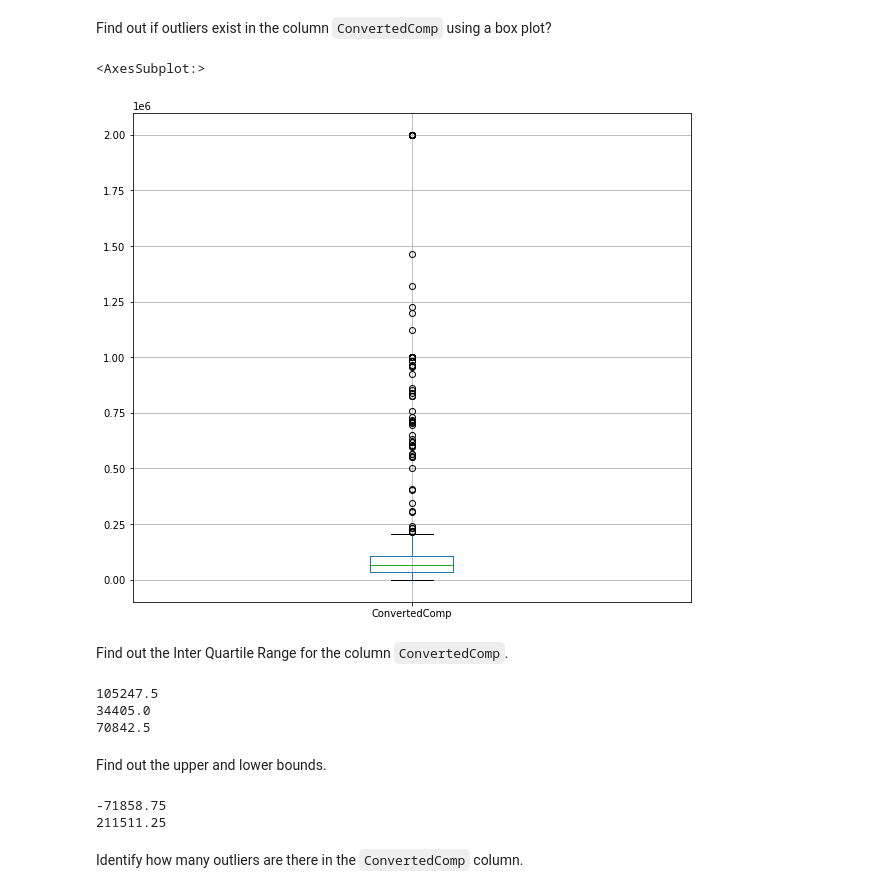
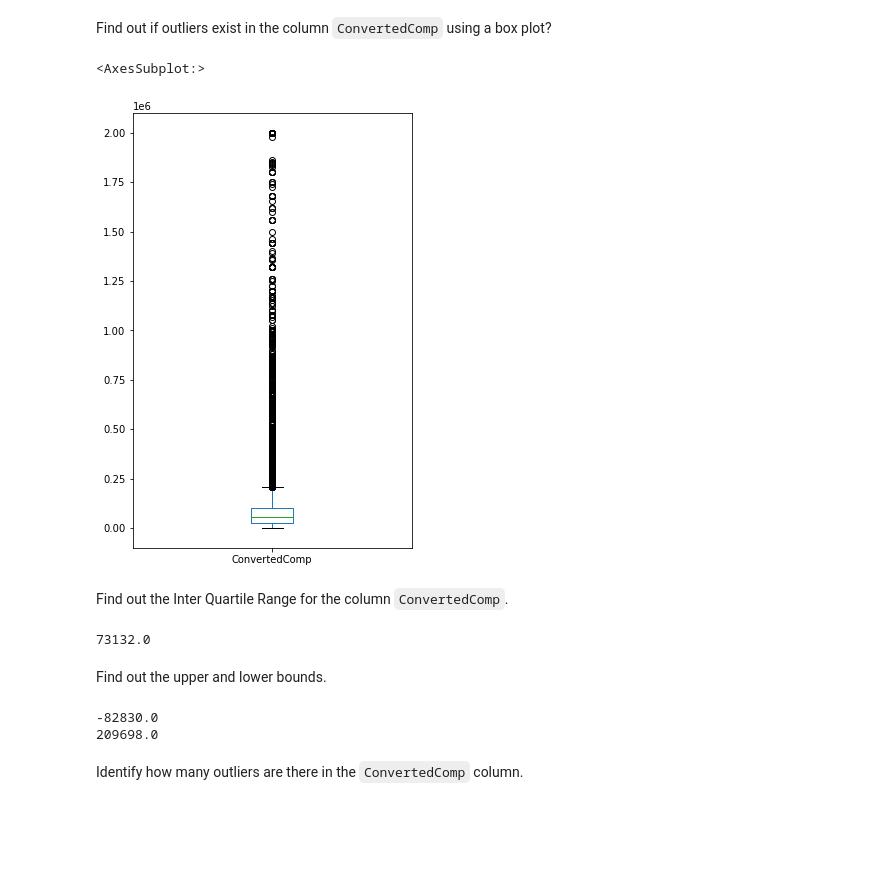
Before and after one commit to syed-k/APIBasics, a Jupyter notebook: Week 3 Lab.ipynb, the cells around one changed output. Drawn from its saved outputs; the diff is of its cells as text; code cells hidden in the pictures; blank space fills up the shorter version.

```diff
--- a/Week 3 Lab.ipynb
+++ b/Week 3 Lab.ipynb
@@ -122,37 +119,31 @@ plt.show()
 Find out if outliers exist in the column `ConvertedComp` using a box plot?
 # %%
 # your code goes here
-df.dropna(inplace=True)
-df['ConvertedComp'].isnull().sum()
-df.boxplot(column =['ConvertedComp'], grid = True, figsize=(10,9))
+df['ConvertedComp'].plot(kind ='box',figsize=(5,8))
 # %% [output]
 <AxesSubplot:>
-[figure, old version]
+[figure, new version]
 # %% [markdown]
 Find out the Inter Quartile Range for the column `ConvertedComp`.
 # %%
 # your code goes here
-Q3 = np.quantile(df['ConvertedComp'], 0.75)
-print(Q3)
-Q1 = np.quantile(df['ConvertedComp'], 0.25)
-print(Q1)
+df['ConvertedComp'].dropna(inplace=True)
+Q1, Q3 = df['ConvertedComp'].quantile(.25), df['ConvertedComp'].quantile(.75)
 IQR =Q3 - Q1
 print(IQR)
 # %% [output]
-105247.5
-34405.0
-70842.5
+73132.0
 # %% [markdown]
 Find out the upper and lower bounds.
 # %%
 # your code goes here
 lower_limit = Q1 - 1.5 * IQR
-print(lower_range)
+print(lower_limit)
 upper_limit = Q3 + 1.5 * IQR
 print(upper_limit)
 # %% [output]
--71858.75
-211511.25
+-82830.0
+209698.0
 # %% [markdown]
 Identify how many outliers are there in the `ConvertedComp` column.
 # %%
```
Also changed, not shown: parts of 8 cells of this notebook.
